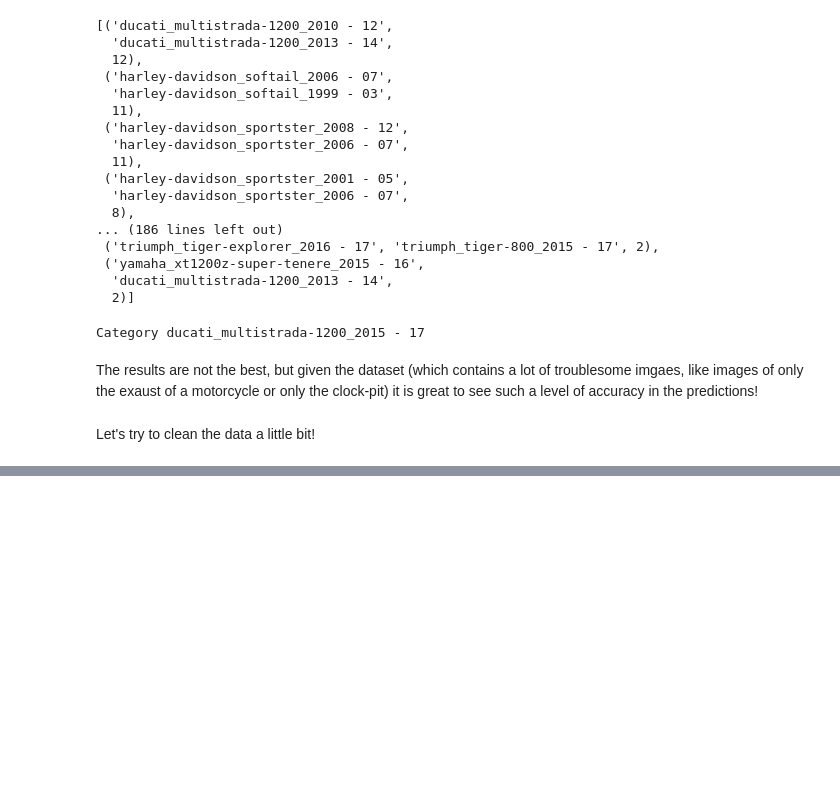
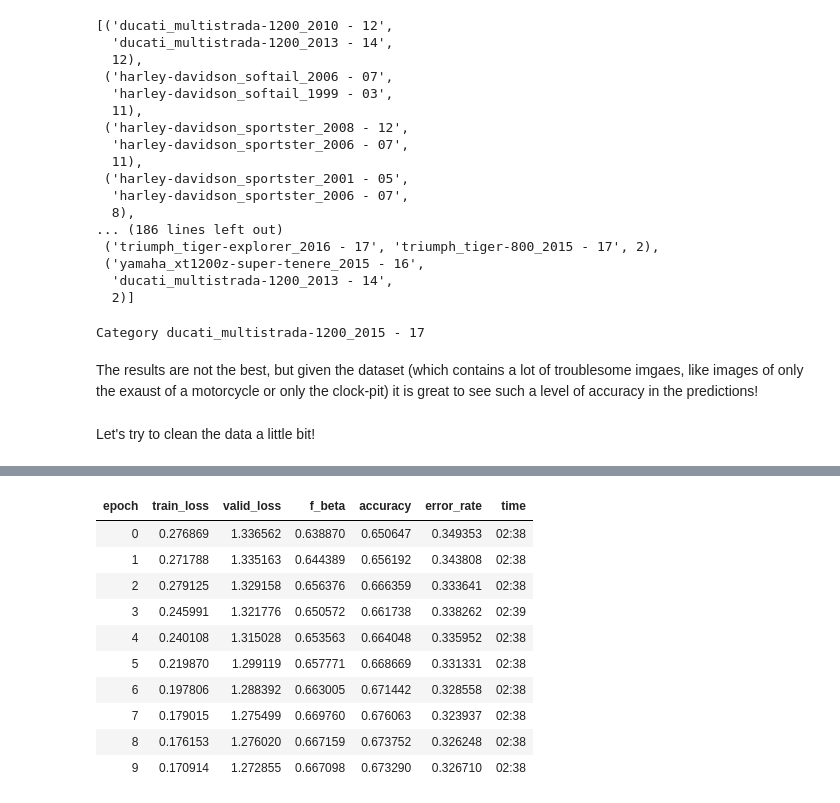
Before and after one commit to jacekfilipczuk/fastai_course-v3, a Jupyter notebook: nbs/My_version_dl1/lesson1-image-classification.ipynb, the cells around one changed output, grey strips where cells are left out. Cells and saved outputs as stored; diff of their text form; code cells hidden in the pictures; blank space fills up the shorter version.

```diff
--- a/nbs/My_version_dl1/lesson1-image-classification.ipynb
+++ b/nbs/My_version_dl1/lesson1-image-classification.ipynb
@@ -293,0 +279,3 @@ RuntimeError: CUDA error: unspecified launch failure
+# %%
+learner.freeze_to(-2)
+learner.fit_one_cycle(4, slice(1e-6, 1e-7), moms=(0.8,0.7))
@@ -293,0 +290,5 @@ RuntimeError: CUDA error: unspecified launch failure
+# %%
+learner.load('stage-1');
+# %%
+learner.freeze_to(-3)
+learner.fit_one_cycle(4, slice(1e-5, 1e-3), moms=(0.8,0.7))
@@ -293,0 +303,17 @@ RuntimeError: CUDA error: unspecified launch failure
+# %%
+learner.load('stage-2');
+# %%
+learner.unfreeze()
+learner.fit_one_cycle(10, slice(1e-4, 1e-6), moms=(0.8,0.7))
+# %% [output]
+| epoch | train_loss | valid_loss | f_beta | accuracy | error_rate | time |
+| 0 | 0.276869 | 1.336562 | 0.638870 | 0.650647 | 0.349353 | 02:38 |
+| 1 | 0.271788 | 1.335163 | 0.644389 | 0.656192 | 0.343808 | 02:38 |
+| 2 | 0.279125 | 1.329158 | 0.656376 | 0.666359 | 0.333641 | 02:38 |
+| 3 | 0.245991 | 1.321776 | 0.650572 | 0.661738 | 0.338262 | 02:39 |
+| 4 | 0.240108 | 1.315028 | 0.653563 | 0.664048 | 0.335952 | 02:38 |
+| 5 | 0.219870 | 1.299119 | 0.657771 | 0.668669 | 0.331331 | 02:38 |
+| 6 | 0.197806 | 1.288392 | 0.663005 | 0.671442 | 0.328558 | 02:38 |
+| 7 | 0.179015 | 1.275499 | 0.669760 | 0.676063 | 0.323937 | 02:38 |
+| 8 | 0.176153 | 1.276020 | 0.667159 | 0.673752 | 0.326248 | 02:38 |
+| 9 | 0.170914 | 1.272855 | 0.667098 | 0.673290 | 0.326710 | 02:38 |
```
Also changed, not shown: parts of 16 cells of this notebook, 4 other files.
